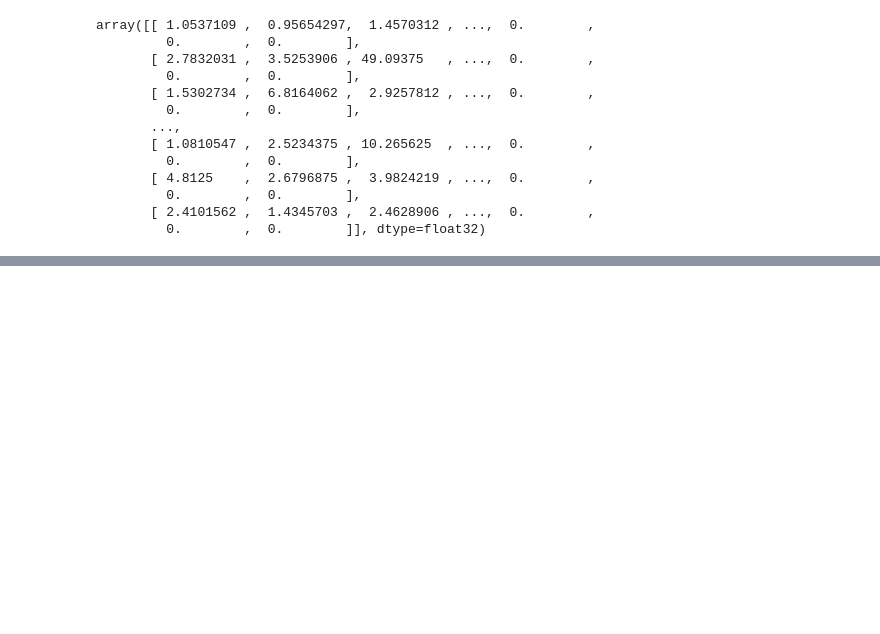
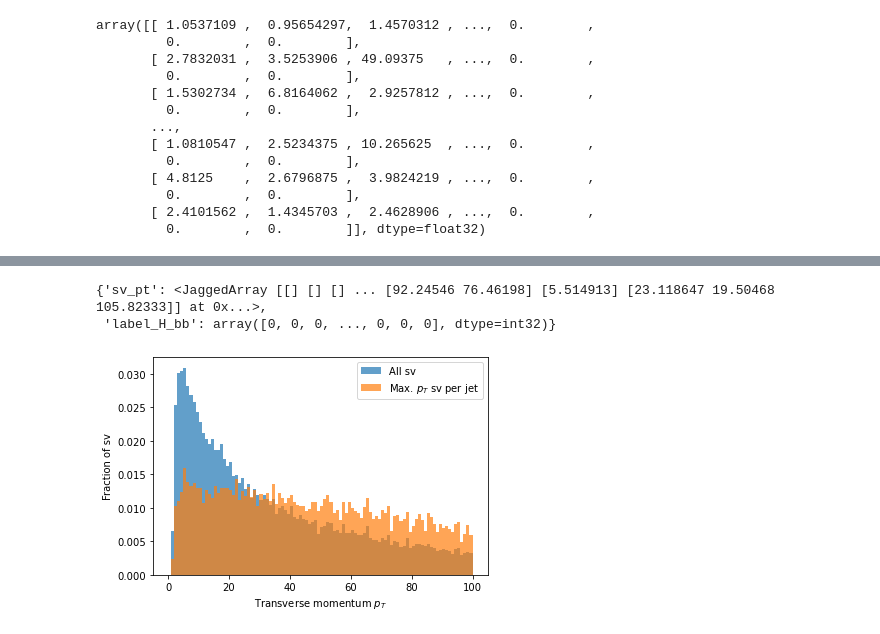
Before and after one commit to Indigo410/capstone-particle-physics-domain, a Jupyter notebook: weeks/02-dataset.ipynb, the cells around one changed output, grey strips where cells are left out. Saved outputs shown, nothing was run; the diff lists cells and outputs as text; code cells hidden in the pictures; blank space fills up the shorter version.

```diff
--- a/weeks/02-dataset.ipynb
+++ b/weeks/02-dataset.ipynb
@@ -244,0 +248,20 @@ array([[ 1.0537109 ,  0.95654297,  1.4570312 , ...,  0.        ,
+# %%
+sv=tree.arrays(branches=['sv_pt',
+                         'label_H_bb'],
+                     entrystop=20000,
+                     namedecode='utf-8')
+sv
+# %% [output]
+{'sv_pt': <JaggedArray [[] [] [] ... [92.24546 76.46198] [5.514913] [23.118647 19.50468 105.82333]] at 0x...>,
+ 'label_H_bb': array([0, 0, 0, ..., 0, 0, 0], dtype=int32)}
+# %%
+plt.figure()
+plt.hist(sv['sv_pt'].flatten(),bins=np.linspace(0,100,101),density=True,alpha=0.7,label='All sv')
+plt.hist(sv['sv_pt'].max(),bins=np.linspace(0,100,101),density=True,alpha=0.7,label=r'Max. $p_{T}$ sv per jet')
+
+plt.xlabel(r'Transverse momentum $p_{T}$')
+plt.ylabel('Fraction of sv')
+plt.legend()
+plt.show()
+# %% [output]
+[figure, added]
```
Also changed, not shown: parts of 7 cells of this notebook.
